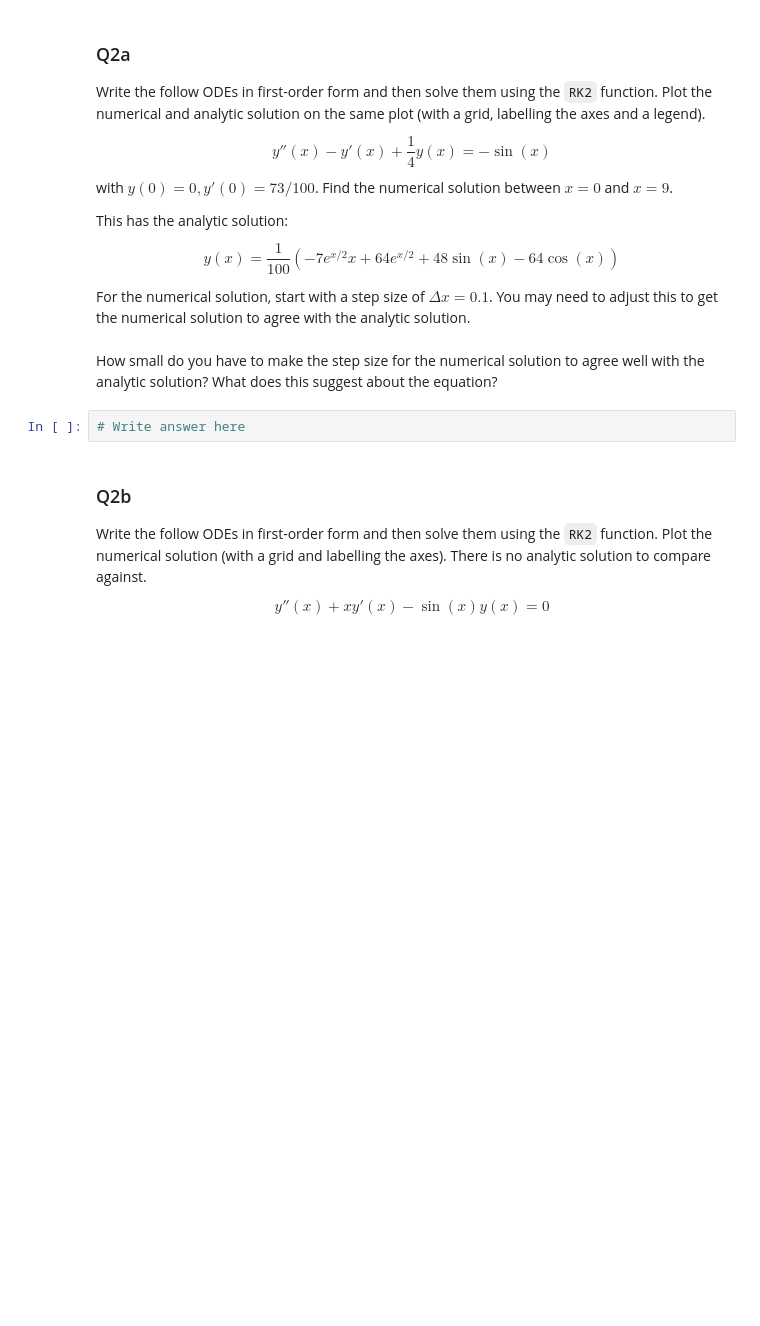
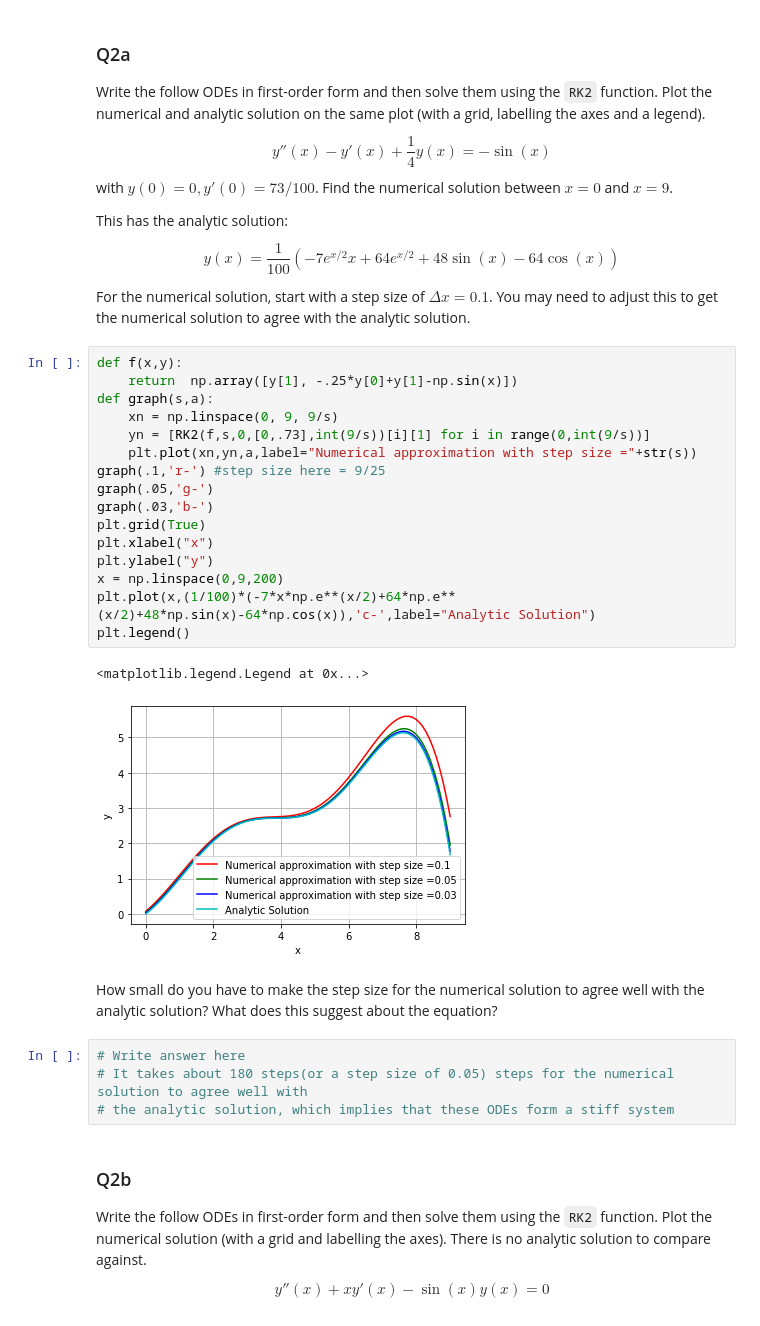
Before and after one commit to MichealHeanue/ACM20030, a Jupyter notebook: Assignment-3.ipynb, the cells around one changed output. Saved outputs shown, nothing was run; the diff lists cells and outputs as text; blank space fills up the shorter version.

```diff
--- a/Assignment-3.ipynb
+++ b/Assignment-3.ipynb
@@ -188,10 +188,31 @@ y(x) = \frac{1}{100} \left(-7 e^{x/2} x+64 e^{x/2}+48 \sin (x)-64 \cos (x)\right
 $$
 
 For the numerical solution, start with a step size of $\Delta x = 0.1$. You may need to adjust this to get the numerical solution to agree with the analytic solution.
+# %%
+def f(x,y):
+    return  np.array([y[1], -.25*y[0]+y[1]-np.sin(x)])
+def graph(s,a):
+    xn = np.linspace(0, 9, 9/s)
+    yn = [RK2(f,s,0,[0,.73],int(9/s))[i][1] for i in range(0,int(9/s))]
+    plt.plot(xn,yn,a,label="Numerical approximation with step size ="+str(s))
+graph(.1,'r-') #step size here = 9/25
+graph(.05,'g-')
+graph(.03,'b-')
+plt.grid(True)
+plt.xlabel("x")
+plt.ylabel("y")
+x = np.linspace(0,9,200)
+plt.plot(x,(1/100)*(-7*x*np.e**(x/2)+64*np.e**(x/2)+48*np.sin(x)-64*np.cos(x)),'c-',label="Analytic Solution")
+plt.legend()
+# %% [output]
+<matplotlib.legend.Legend at 0x...>
+[figure, added]
 # %% [markdown]
 How small do you have to make the step size for the numerical solution to agree well with the analytic solution? What does this suggest about the equation?
-# %%
-# Write answer here
+# %%
+# Write answer here
+# It takes about 180 steps(or a step size of 0.05) steps for the numerical solution to agree well with
+# the analytic solution, which implies that these ODEs form a stiff system
 # %% [markdown]
 ### Q2b
 
```
Also changed, not shown: parts of 6 cells of this notebook.
